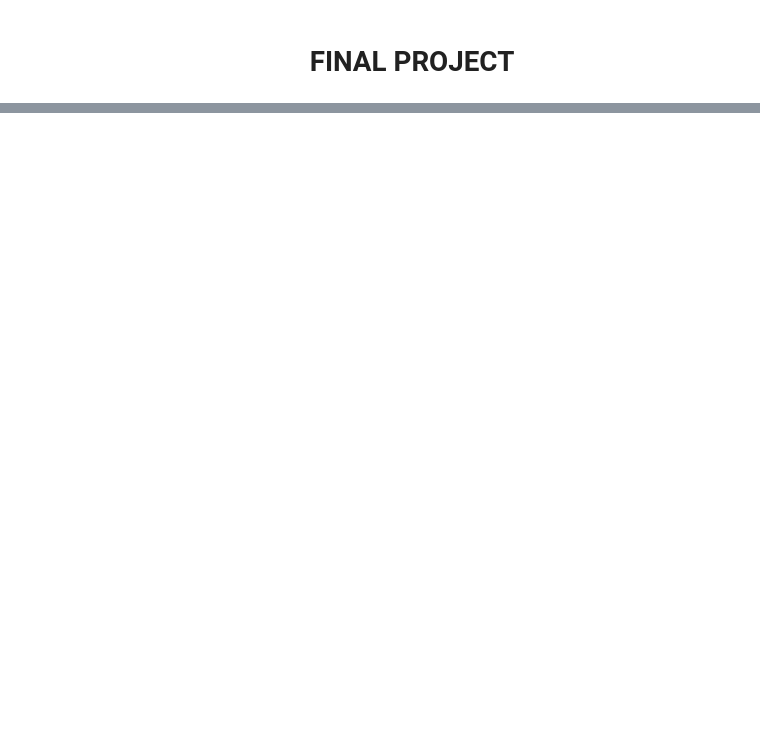
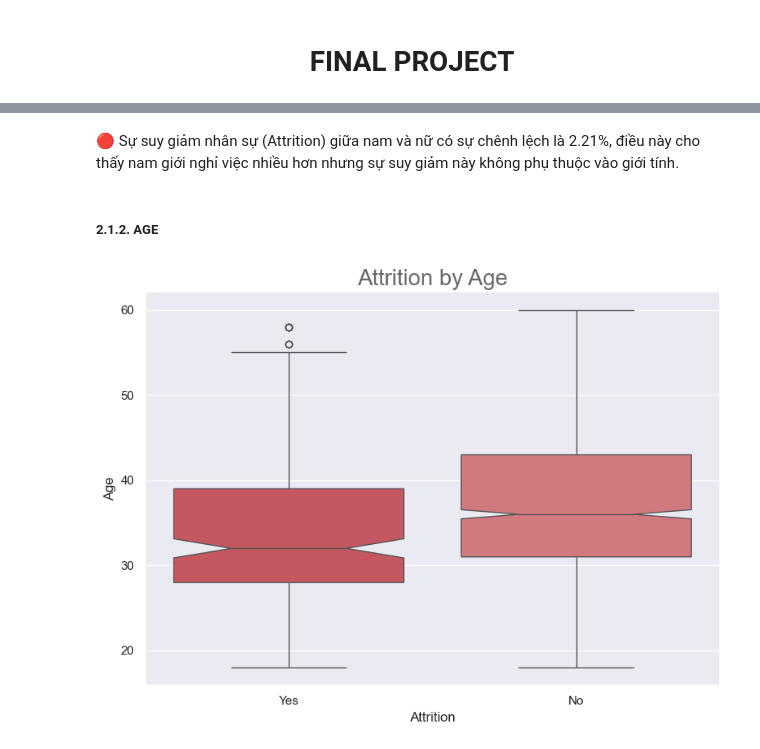
Before and after one commit to daominhthuan42/mindx-data-analytics-bootcamp, a Jupyter notebook: 00_MODULE_1/FINAL_PROJECT/02_PYTHON/FINAL_PROJECT.ipynb, the cells around one changed output, grey strips where cells are left out. Saved outputs shown, nothing was run; the diff lists cells and outputs as text; code cells hidden in the pictures; blank space fills up the shorter version.

```diff
--- a/00_MODULE_1/FINAL_PROJECT/02_PYTHON/FINAL_PROJECT.ipynb
+++ b/00_MODULE_1/FINAL_PROJECT/02_PYTHON/FINAL_PROJECT.ipynb
@@ -387,13 +25,0 @@ plt.show()
-# %%
-# GIẢ SỬ BỘ PHẬN HR MUỐN CẮT GIẢM NHÂN SỰ VỚI NHỮNG AI ĐÃ LÀM VIỆC HƠN 18 NĂM THÌ SẼ BỊ CẮT GIẢM.
-# NGƯỢC LẠI THÌ SẼ VẪN LÀM VIỆC TẠI CÔNG TY.
-# TÍNH RA SỐ LƯỢNG NHÂN VIÊN BỊ CẮT GIẢM (SỐ NĂM LÀM VIỆC > 18) VÀ % TRÊN TỔNG SỐ LƯỢNG NHÂN VIÊN.
-# TÍNH RA SỐ LƯỢNG NHÂN VIÊN CÒN LẠI VÀ % TRÊN TỔNG SỐ LƯỢNG NHÂN VIÊN.
-# df = df.drop(columns=['RetrenchmentStatus'])
-# TẠO NEW COLUMN "RetrenchmentStatus"
-conditions = [
-    (df['YearsAtCompany'] >= 18),
-    (df['YearsAtCompany'] < 18)
-]
-choices = ['Will be retrenched', 'Active worker']
-df['RetrenchmentStatus'] = np.select(conditions, choices, default='Unknown')
@@ -753,0 +361,14 @@ plt.show()
+# %% [markdown]
+🔴 Sự suy giảm nhân sự (Attrition) giữa nam và nữ có sự chênh lệch là 2.21%, điều này cho thấy nam giới nghỉ việc nhiều hơn nhưng sự suy giảm này không phụ thuộc vào giới tính.
+# %% [markdown]
+##### <b> 2.1.2. AGE
+# %%
+# Link kiến thức về boxplot: https://www.youtube.com/watch?v=5SZuIy4L2wc
+plt.figure(figsize = (8, 6))
+sns.boxplot(data = df, x = 'Attrition', y = 'Age', hue = 'Attrition', palette = ['#d64550', '#de6a73'], notch = True)
+plt.title('Attrition by Age', loc="center", fontsize='20', color = "#666666")
+plt.ylabel('Age')
+plt.tight_layout()
+plt.show()
+# %% [output]
+[figure, added]
```
Also changed, not shown: parts of 111 cells of this notebook, 9 other files.
